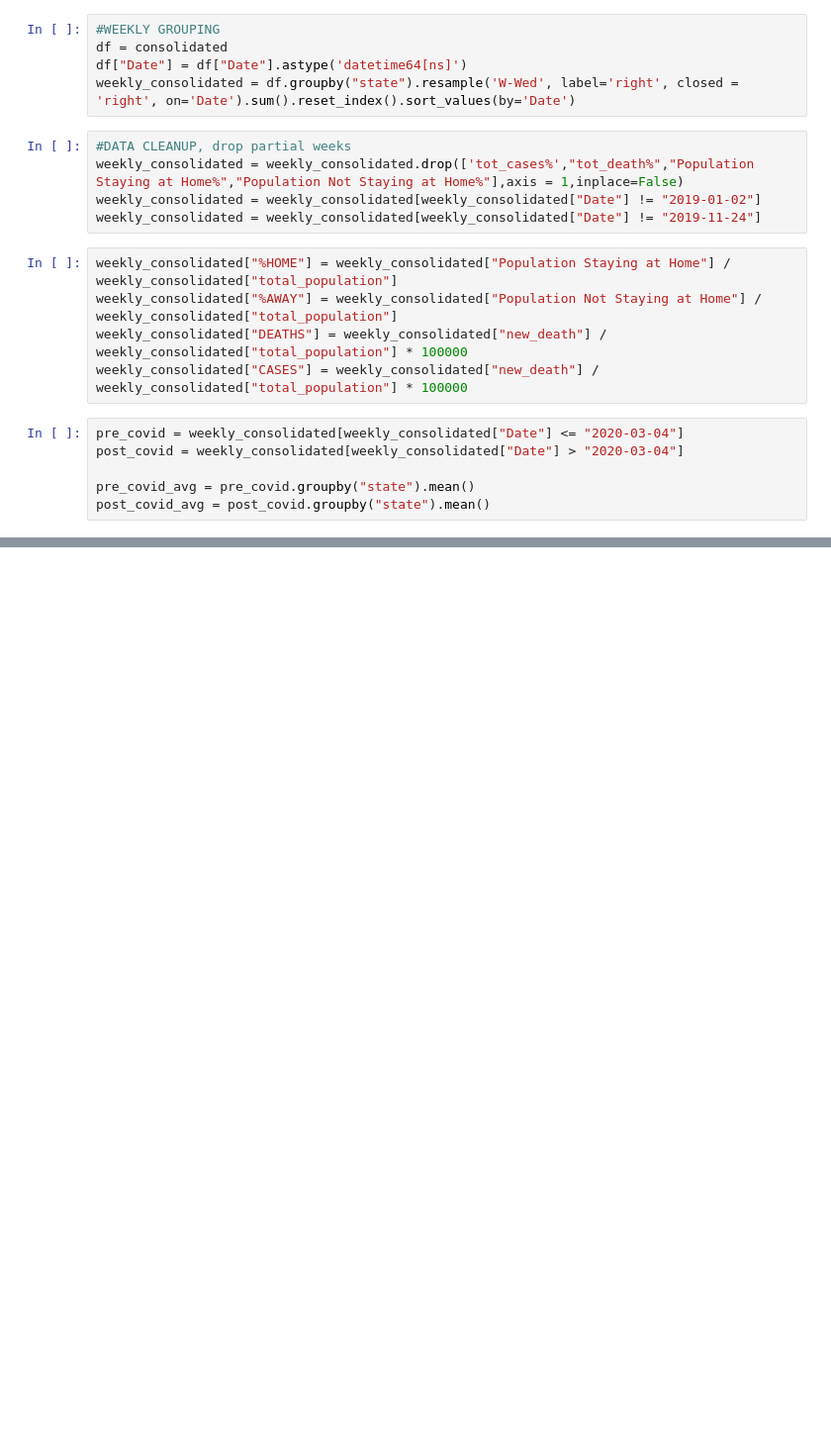
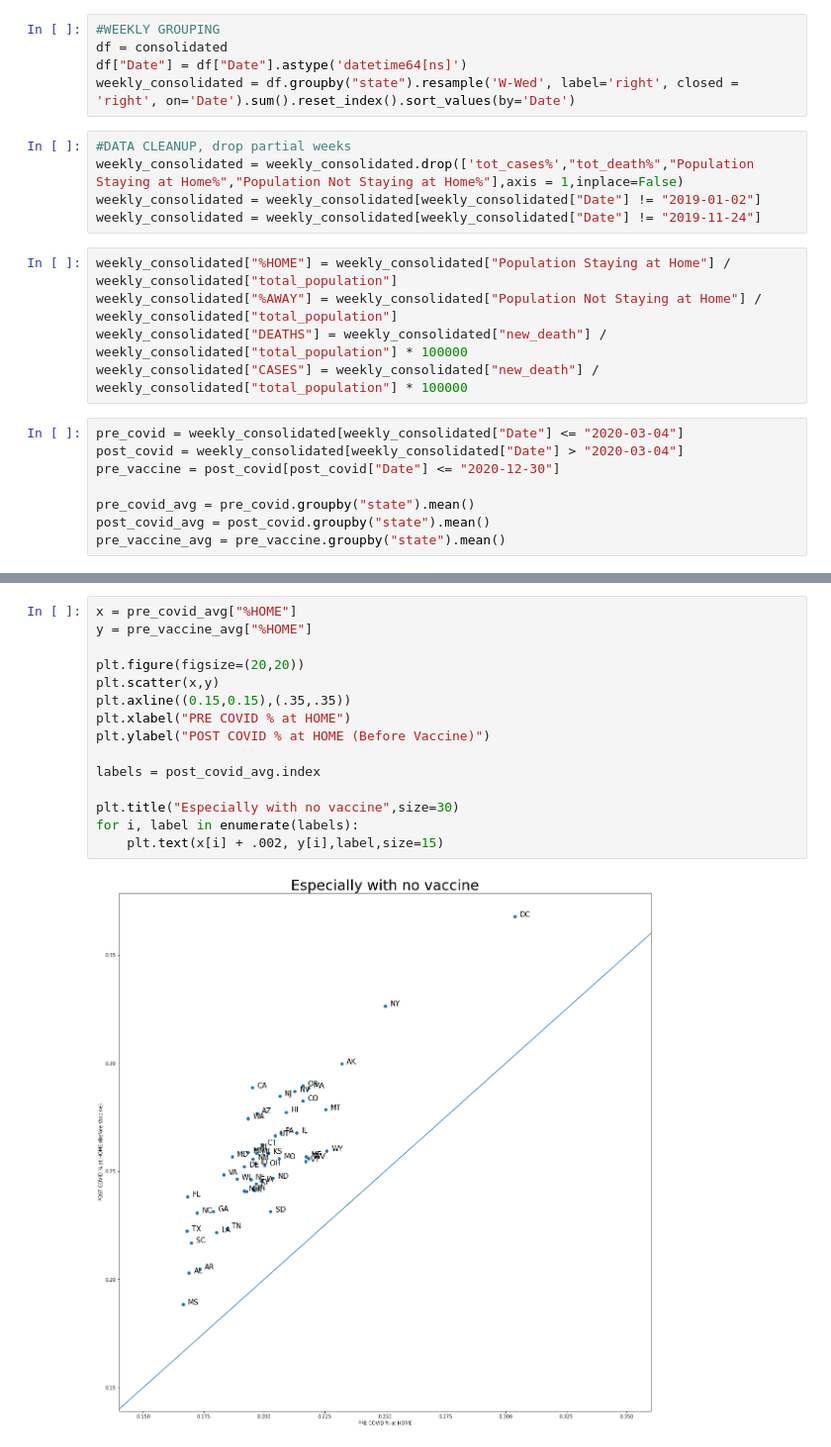
Before and after one commit to colinscampbell/project-1, a Jupyter notebook: analysis/colin.ipynb, the cells around one changed output, grey strips where cells are left out. Shown at 99% size. Cells and saved outputs as stored; diff of their text form; blank space fills up the shorter version.

```diff
--- a/analysis/colin.ipynb
+++ b/analysis/colin.ipynb
@@ -40,9 +40,11 @@ weekly_consolidated["CASES"] = weekly_consolidated["new_death"] / weekly_consoli
 # %%
 pre_covid = weekly_consolidated[weekly_consolidated["Date"] <= "2020-03-04"]
 post_covid = weekly_consolidated[weekly_consolidated["Date"] > "2020-03-04"]
+pre_vaccine = post_covid[post_covid["Date"] <= "2020-12-30"]
 
 pre_covid_avg = pre_covid.groupby("state").mean()
 post_covid_avg = post_covid.groupby("state").mean()
+pre_vaccine_avg = pre_vaccine.groupby("state").mean()
 # %%
 x = pre_covid_avg["%HOME"]
 y = post_covid_avg["%HOME"]
@@ -58,3 +65,20 @@ Text(0.5, 1.0, '')
+# %%
+x = pre_covid_avg["%HOME"]
+y = pre_vaccine_avg["%HOME"]
+
+plt.figure(figsize=(20,20))
+plt.scatter(x,y)
+plt.axline((0.15,0.15),(.35,.35))
+plt.xlabel("PRE COVID % at HOME")
+plt.ylabel("POST COVID % at HOME (Before Vaccine)")
+
+labels = post_covid_avg.index
+
+plt.title("Especially with no vaccine",size=30)
+for i, label in enumerate(labels):
+    plt.text(x[i] + .002, y[i],label,size=15)
+# %% [output]
+[figure, added]
 # %%
 delta = pre_covid_avg["%HOME"] - post_covid_avg["%HOME"]
 delta = delta.sort_values(ascending=True)
```
Also changed, not shown: parts of 5 cells of this notebook.
